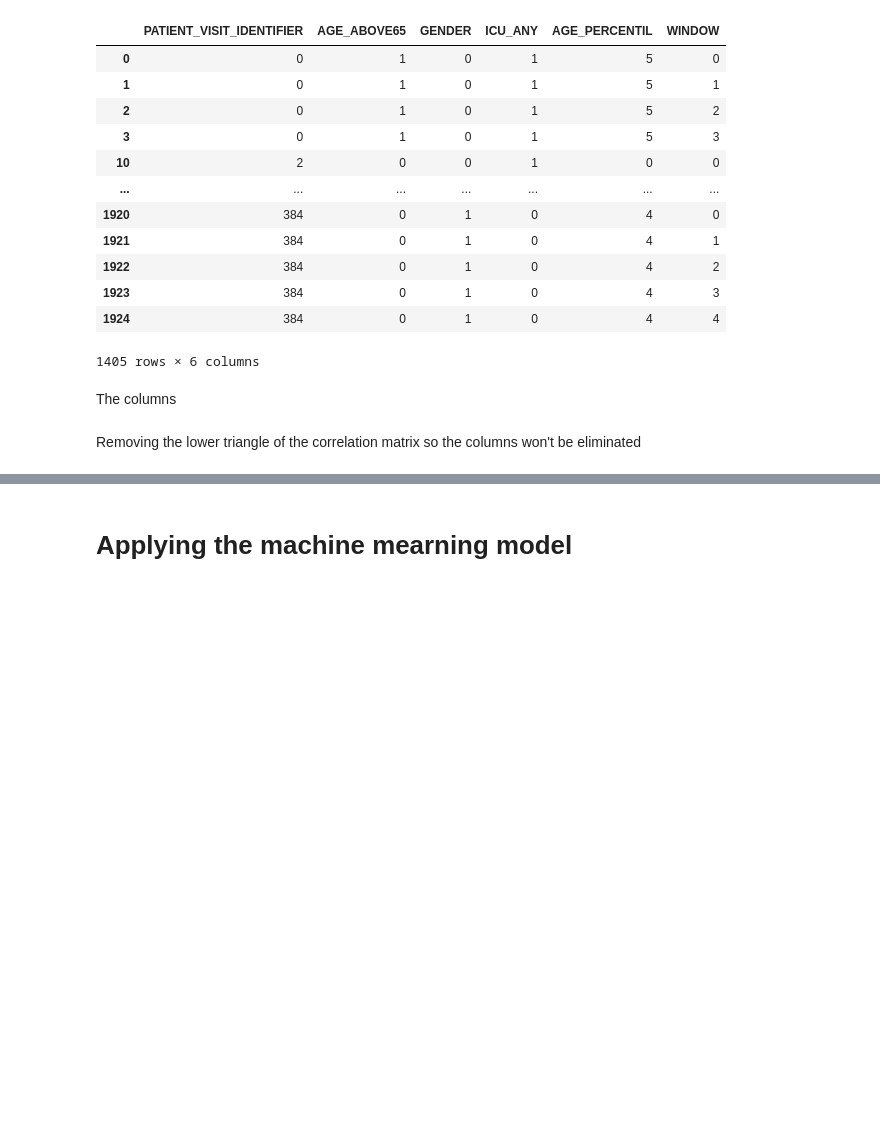
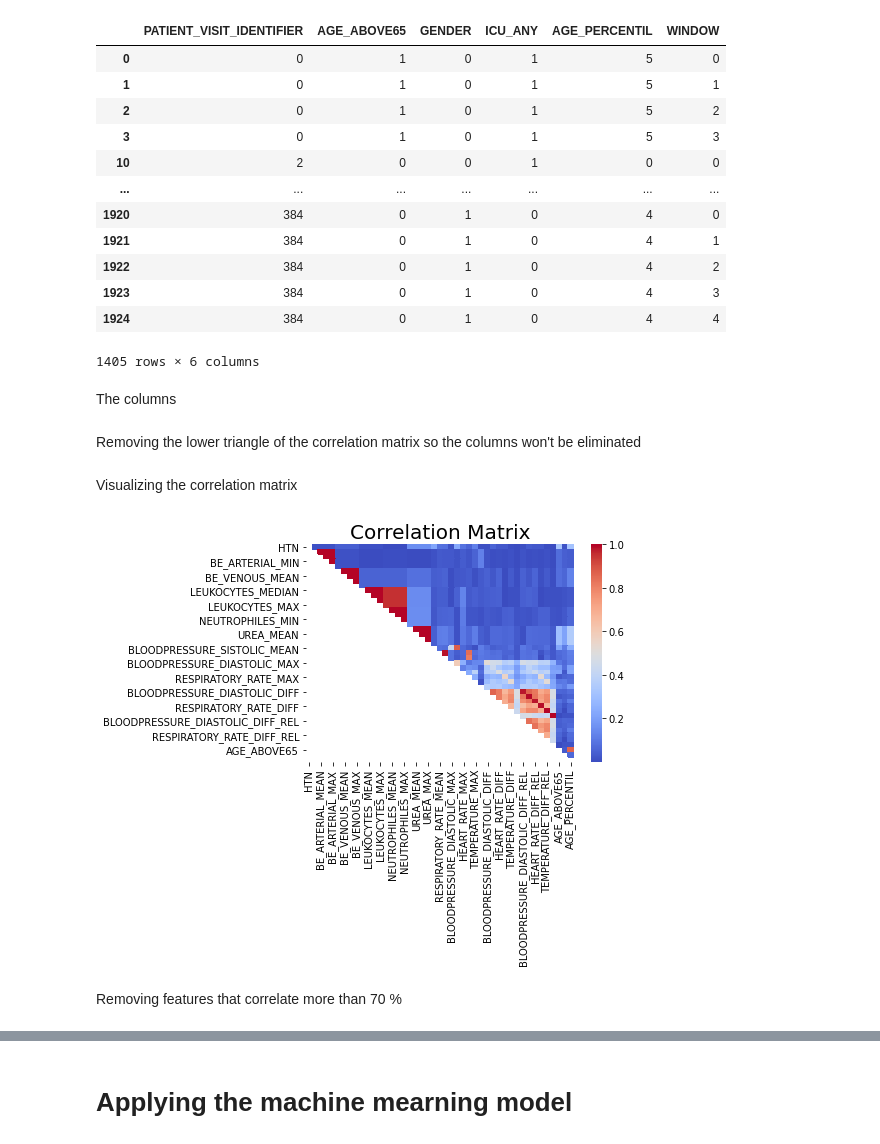
Before and after one commit to carolluzardi/analise_sirio_libanes, a Jupyter notebook: Final_Project_DSBootcamp.ipynb, the cells around one changed output, grey strips where cells are left out. Saved outputs shown, nothing was run; the diff lists cells and outputs as text; code cells hidden in the pictures; blank space fills up the shorter version.

```diff
--- a/Final_Project_DSBootcamp.ipynb
+++ b/Final_Project_DSBootcamp.ipynb
@@ -313,4 +315,14 @@ corr_matrix = data_clean.drop(['PATIENT_VISIT_IDENTIFIER', 'WINDOW', 'ICU_ANY'],
 # %% [markdown]
 Removing the lower triangle of the correlation matrix so the columns won't be eliminated
 # %%
-matriz_upper = corr_matrix.where(np.triu(np.ones(corr_matrix.shape), k=1).astype(np.bool))
+matrix_upper = corr_matrix.where(np.triu(np.ones(corr_matrix.shape), k=1).astype(np.bool))
+# %% [markdown]
+Visualizing the correlation matrix
+# %%
+ax = sns.heatmap(matrix_upper.abs(), cmap='coolwarm')
+ax.set_title('Correlation Matrix', fontsize=20)
+plt.show()
+# %% [output]
+[figure, added]
+# %% [markdown]
+Removing features that correlate more than 70 %
```
Also changed, not shown: parts of 7 cells of this notebook.
